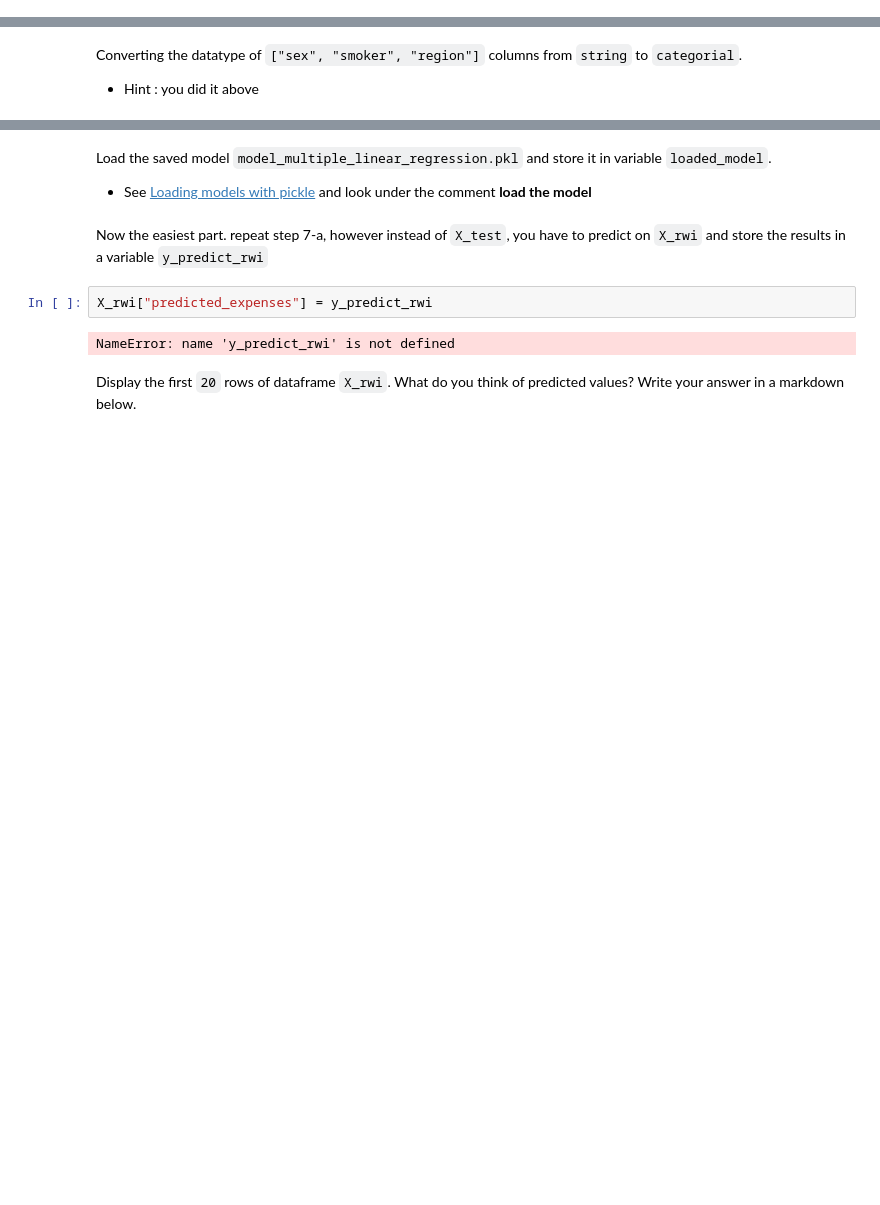
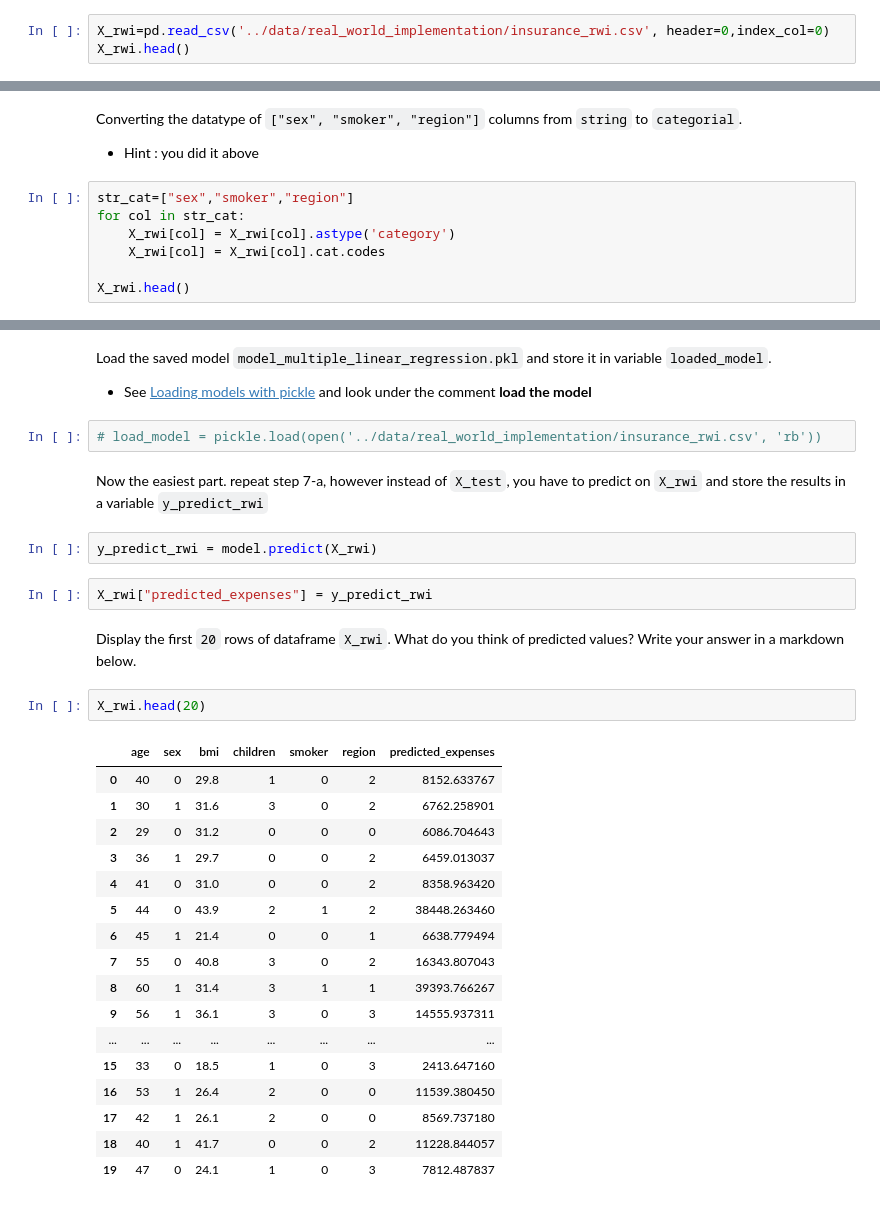
Before and after one commit to salmanshahid8/ml_practice_exercise, a Jupyter notebook: exercises/2_multiple_linear_regression_exe.ipynb, the cells around one changed output, grey strips where cells are left out. Cells and saved outputs as stored; diff of their text form; blank space fills up the shorter version.

```diff
--- a/exercises/2_multiple_linear_regression_exe.ipynb
+++ b/exercises/2_multiple_linear_regression_exe.ipynb
@@ -238,3 +238,6 @@ Now that you have trained the model on `X_train` and tested internally yourself
 - read the csv file `insurance_rwi.csv` and store in the variable `X_rwi`
 - set `header=0`.
 - display the first 5 rows.
+# %%
+X_rwi=pd.read_csv('../data/real_world_implementation/insurance_rwi.csv', header=0,index_col=0)
+X_rwi.head()
@@ -244,3 +264,10 @@ Now that you have trained the model on `X_train` and tested internally yourself
 # %% [markdown]
 Converting the datatype of `["sex", "smoker", "region"]` columns from `string` to `categorial`.
 - Hint : you did it above
+# %%
+str_cat=["sex","smoker","region"]
+for col in str_cat:
+    X_rwi[col] = X_rwi[col].astype('category')
+    X_rwi[col] = X_rwi[col].cat.codes
+
+X_rwi.head()
@@ -247,12 +281,34 @@ Converting the datatype of `["sex", "smoker", "region"]` columns from `string` t
 # %% [markdown]
 Load the saved model `model_multiple_linear_regression.pkl` and store it in variable `loaded_model`.
 
-- See [Loading models with pickle](https://www.geeksforgeeks.org/save-and-load-machine-learning-models-in-python-with-scikit-learn/) and look under the comment **load the model**
+- See [Loading models with pickle](https://www.geeksforgeeks.org/-and-load-machine-learning-models-in-python-with-scikit-learn/) and look under the comment **load the model**
+# %%
+# load_model = pickle.load(open('../data/real_world_implementation/insurance_rwi.csv', 'rb'))
 # %% [markdown]
 Now the easiest part. repeat step 7-a, however instead of `X_test`, you have to predict on `X_rwi` and store the results in a variable `y_predict_rwi`
+# %%
+y_predict_rwi = model.predict(X_rwi)
 # %%
 X_rwi["predicted_expenses"] = y_predict_rwi
-# %% [output]
-NameError: name 'y_predict_rwi' is not defined
 # %% [markdown]
 Display the first `20` rows of dataframe `X_rwi`. What do you think of predicted values? Write your answer in a markdown below.
+# %%
+X_rwi.head(20)
+# %% [output]
+|  | age | sex | bmi | children | smoker | region | predicted_expenses |
+| 0 | 40 | 0 | 29.8 | 1 | 0 | 2 | 8152.633767 |
+| 1 | 30 | 1 | 31.6 | 3 | 0 | 2 | 6762.258901 |
+| 2 | 29 | 0 | 31.2 | 0 | 0 | 0 | 6086.704643 |
+| 3 | 36 | 1 | 29.7 | 0 | 0 | 2 | 6459.013037 |
+| 4 | 41 | 0 | 31.0 | 0 | 0 | 2 | 8358.963420 |
+| 5 | 44 | 0 | 43.9 | 2 | 1 | 2 | 38448.263460 |
+| 6 | 45 | 1 | 21.4 | 0 | 0 | 1 | 6638.779494 |
+| 7 | 55 | 0 | 40.8 | 3 | 0 | 2 | 16343.807043 |
+| 8 | 60 | 1 | 31.4 | 3 | 1 | 1 | 39393.766267 |
+| 9 | 56 | 1 | 36.1 | 3 | 0 | 3 | 14555.937311 |
+| ... | ... | ... | ... | ... | ... | ... | ... |
+| 15 | 33 | 0 | 18.5 | 1 | 0 | 3 | 2413.647160 |
+| 16 | 53 | 1 | 26.4 | 2 | 0 | 0 | 11539.380450 |
+| 17 | 42 | 1 | 26.1 | 2 | 0 | 0 | 8569.737180 |
+| 18 | 40 | 1 | 41.7 | 0 | 0 | 2 | 11228.844057 |
+| 19 | 47 | 0 | 24.1 | 1 | 0 | 3 | 7812.487837 |
```
Also changed, not shown: parts of 3 cells of this notebook, 1 other file.
